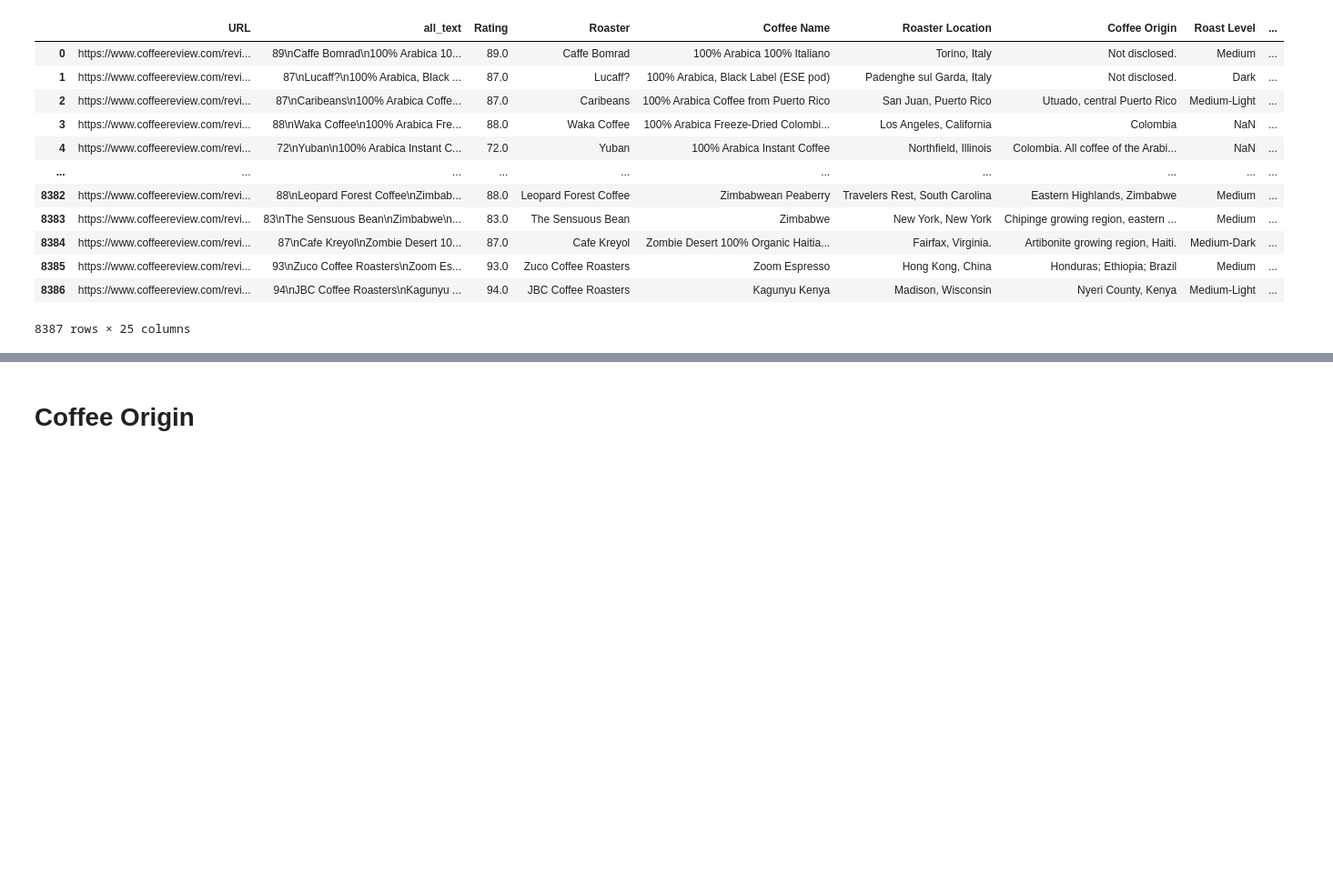
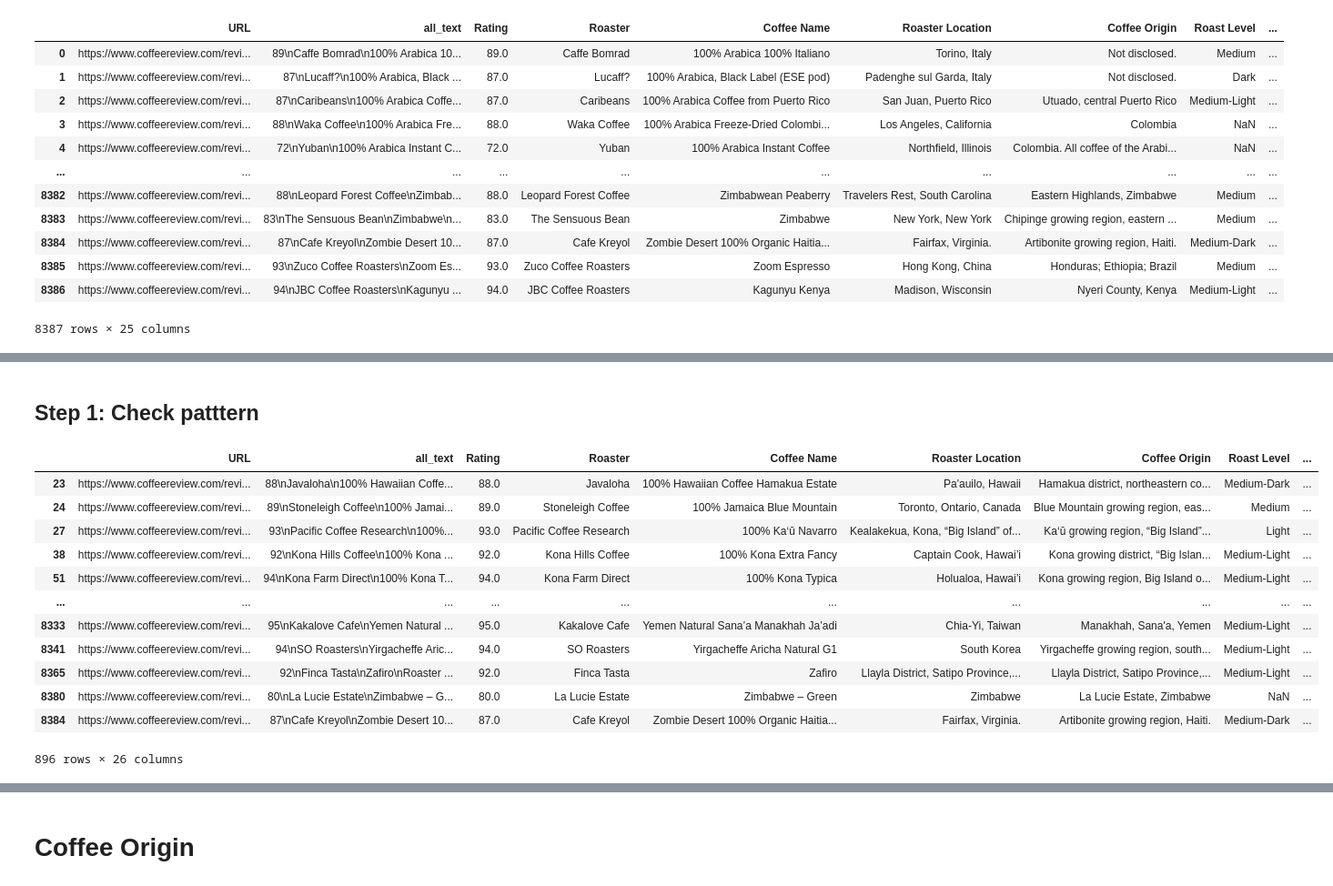
Before and after one commit to zehaog2/Coffee-Rating, a Jupyter notebook: Xin/04_Data_Preprocessing.ipynb, the cells around one changed output, grey strips where cells are left out. Shown: that part at 91% size. Drawn from its saved outputs; the diff is of its cells as text; code cells hidden in the pictures; blank space fills up the shorter version.

Commit message:
Checked some of the invalid roaster location patterns.

```diff
--- a/Xin/04_Data_Preprocessing.ipynb
+++ b/Xin/04_Data_Preprocessing.ipynb
@@ -92,4 +115,31 @@ Note that **Puerto Rico** is neither a Country nor a State. It is a self-governi
+# %% [markdown]
+## Step 1: Check patttern
 # %%
 # First, we check if all cells in "Roaster Location" column follows "A,B" pattern.
-pattern = r'^[\w\s]+, [\w\s]+$'
-data['locatino_is_valid'] = data['Roaster Location'].apply(lambda x: bool(re.match(pattern, x)))
+# Regex pattern to match "City, State/Territory" or "City, Country"
+pattern = r'^[A-Za-z\s]+,\s[A-Za-z\s]+$'
+
+# Function to apply the regex check
+def check_pattern(location):
+    # Ensure the location is a string before applying regex
+    if isinstance(location, str):
+        return bool(re.match(pattern, location))
+    return False
+
+# Apply the function to check the pattern for each row
+data['location_is_valid'] = data['Roaster Location'].apply(check_pattern)
+data[data['location_is_valid'] == False]
+# %% [output]
+|  | URL | all_text | Rating | Roaster | Coffee Name | Roaster Location | Coffee Origin | Roast Level | ... |
+| 23 | https://www.coffeereview.com/revi... | 88\nJavaloha\n100% Hawaiian Coffe... | 88.0 | Javaloha | 100% Hawaiian Coffee Hamakua Estate | Pa'auilo, Hawaii | Hamakua district, northeastern co... | Medium-Dark | ... |
+| 24 | https://www.coffeereview.com/revi... | 89\nStoneleigh Coffee\n100% Jamai... | 89.0 | Stoneleigh Coffee | 100% Jamaica Blue Mountain | Toronto, Ontario, Canada | Blue Mountain growing region, eas... | Medium | ... |
+| 27 | https://www.coffeereview.com/revi... | 93\nPacific Coffee Research\n100%... | 93.0 | Pacific Coffee Research | 100% Ka‘ū Navarro | Kealakekua, Kona, “Big Island” of... | Ka‘ū growing region, “Big Island”... | Light | ... |
+| 38 | https://www.coffeereview.com/revi... | 92\nKona Hills Coffee\n100% Kona ... | 92.0 | Kona Hills Coffee | 100% Kona Extra Fancy | Captain Cook, Hawai’i | Kona growing district, “Big Islan... | Medium-Light | ... |
+| 51 | https://www.coffeereview.com/revi... | 94\nKona Farm Direct\n100% Kona T... | 94.0 | Kona Farm Direct | 100% Kona Typica | Holualoa, Hawai’i | Kona growing region, Big Island o... | Medium-Light | ... |
+| ... | ... | ... | ... | ... | ... | ... | ... | ... | ... |
+| 8333 | https://www.coffeereview.com/revi... | 95\nKakalove Cafe\nYemen Natural ... | 95.0 | Kakalove Cafe | Yemen Natural Sana’a Manakhah Ja’adi | Chia-Yi, Taiwan | Manakhah, Sana'a, Yemen | Medium-Light | ... |
+| 8341 | https://www.coffeereview.com/revi... | 94\nSO Roasters\nYirgacheffe Aric... | 94.0 | SO Roasters | Yirgacheffe Aricha Natural G1 | South Korea | Yirgacheffe growing region, south... | Medium-Light | ... |
+| 8365 | https://www.coffeereview.com/revi... | 92\nFinca Tasta\nZafiro\nRoaster ... | 92.0 | Finca Tasta | Zafiro | Llayla District, Satipo Province,... | Llayla District, Satipo Province,... | Medium-Light | ... |
+| 8380 | https://www.coffeereview.com/revi... | 80\nLa Lucie Estate\nZimbabwe – G... | 80.0 | La Lucie Estate | Zimbabwe – Green | Zimbabwe | La Lucie Estate, Zimbabwe | NaN | ... |
+| 8384 | https://www.coffeereview.com/revi... | 87\nCafe Kreyol\nZombie Desert 10... | 87.0 | Cafe Kreyol | Zombie Desert 100% Organic Haitia... | Fairfax, Virginia. | Artibonite growing region, Haiti. | Medium-Dark | ... |
+896 rows × 26 columns
```
Also changed, not shown: parts of 8 cells of this notebook, 1 other file.
